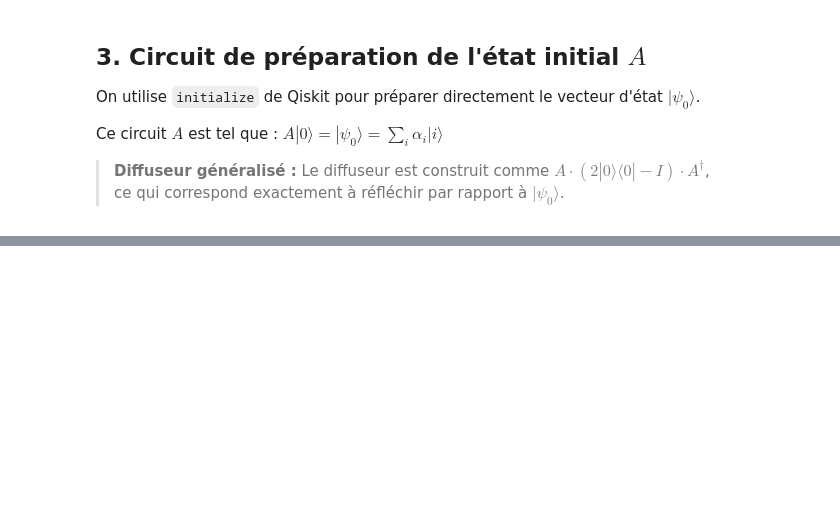
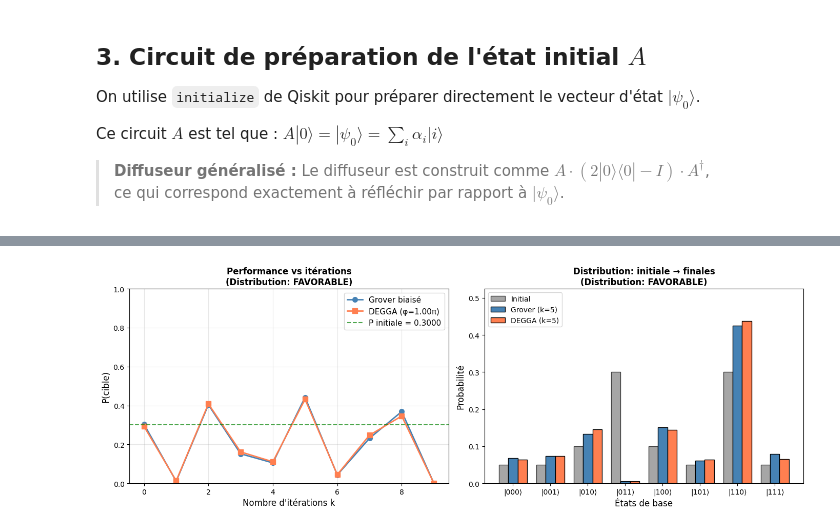
Before and after one commit to lilound/ptir_quantum, a Jupyter notebook: enzo_julien/grover_biaise_degga.ipynb, the cells around one changed output, grey strips where cells are left out. Saved outputs shown, nothing was run; the diff lists cells and outputs as text; code cells hidden in the pictures; blank space fills up the shorter version.

```diff
--- a/enzo_julien/grover_biaise_degga.ipynb
+++ b/enzo_julien/grover_biaise_degga.ipynb
@@ -634,0 +706,100 @@ Nombre optimal d'itérations (uniforme) : 2
+# %%
+# Sélectionner une distribution pour analyse détaillée
+analysis_dist = "favorable"  # Changer ici pour analyser une autre distribution
+dist_probs_analysis = DISTRIBUTIONS[analysis_dist].copy()
+
+# Refaire les simulations pour cette distribution
+amp_analysis = np.sqrt(dist_probs_analysis)
+A_analysis = build_state_prep_circuit(amp_analysis)
+diff_analysis = build_biased_diffuser(A_analysis)
+
+k_values_analysis = range(0, 10)
+probs_biased_analysis = []
+probs_degga_analysis = []
+
+# Récupérer une phase φ pré-calculée si elle existe, sinon déterminer la meilleure
+best_phi = None
+comparison_results = globals().get("comparison_results", None)
+if comparison_results is not None and analysis_dist in comparison_results:
+    best_phi = comparison_results[analysis_dist].get("phi_degga")
+
+if best_phi is None:
+    print(f"comparison_results introuvable ou '{analysis_dist}' absent; calcul de φ optimal.")
+    phi_test = np.linspace(0, 2 * np.pi, 9)
+    best_phi = np.pi
+    best_prob = -1.0
+    for k in k_values_analysis:
+        for phi in phi_test:
+            degga_diff = build_degga_hybrid_diffuser(A_analysis, phi=phi)
+            _, prob = run_grover_simulation(A_analysis, oracle, degga_diff, k, marked_states, shots=2000)
+            if prob > best_prob:
+                best_prob = prob
+                best_phi = phi
+
+for k in k_values_analysis:
+    # Grover biaisé
+    _, p_b = run_grover_simulation(A_analysis, oracle, diff_analysis, k, marked_states, shots=3000)
+    probs_biased_analysis.append(p_b)
+
+    # DEGGA avec la phase optimale
+    diff_degga_analysis = build_degga_hybrid_diffuser(A_analysis, phi=best_phi)
+    _, p_d = run_grover_simulation(A_analysis, oracle, diff_degga_analysis, k, marked_states, shots=3000)
+    probs_degga_analysis.append(p_d)
+
+# Visualiser
+fig, (ax1, ax2) = plt.subplots(1, 2, figsize=(14, 5))
+
+# Courbes de probabilité vs k
+ax1.plot(k_values_analysis, probs_biased_analysis, 'o-', linewidth=2,
+         markersize=7, label='Grover biaisé', color='steelblue')
+ax1.plot(k_values_analysis, probs_degga_analysis, 's-', linewidth=2,
+         markersize=7, label=f'DEGGA (φ={best_phi/np.pi:.2f}π)',
+         color='coral')
+amp_init = np.sqrt(dist_probs_analysis[marked_indices[0]])
+ax1.axhline(amp_init**2, color='green', linestyle='--', alpha=0.7,
+           label=f'P initiale = {amp_init**2:.4f}')
+ax1.set_xlabel('Nombre d\'itérations k', fontsize=12)
+ax1.set_ylabel('P(cible)', fontsize=12)
+ax1.set_title(f'Performance vs itérations\n(Distribution: {analysis_dist.upper()})', fontweight='bold')
+ax1.legend(fontsize=11)
+ax1.grid(True, alpha=0.3)
+ax1.set_ylim(0, 1.0)
+
+# Résultats finaux: distribution initiale vs après
+labels_states = [f"|{i:03b}⟩" for i in range(N)]
+best_k_b = np.argmax(probs_biased_analysis)
+best_k_d = np.argmax(probs_degga_analysis)
+
+# Simuler les résultats finaux
+A_analysis = build_state_prep_circuit(amp_analysis)
+diff_analysis = build_biased_diffuser(A_analysis)
+counts_b, _ = run_grover_simulation(A_analysis, oracle, diff_analysis, best_k_b, marked_states, shots=5000)
+final_probs_b = [counts_b.get(f'{i:03b}', 0) / 5000 for i in range(N)]
+
+diff_degga_analysis = build_degga_hybrid_diffuser(A_analysis, phi=best_phi)
+counts_d, _ = run_grover_simulation(A_analysis, oracle, diff_degga_analysis, best_k_d, marked_states, shots=5000)
+final_probs_d = [counts_d.get(f'{i:03b}', 0) / 5000 for i in range(N)]
+
+x = np.arange(len(labels_states))
+width = 0.25
+colors_states = ['tomato' if i in marked_indices else 'lightblue' for i in range(N)]
+
+ax2.bar(x - width, dist_probs_analysis, width, label='Initial', color='gray', edgecolor='black', alpha=0.7)
+ax2.bar(x, final_probs_b, width, label=f'Grover (k={best_k_b})', color='steelblue', edgecolor='black')
+ax2.bar(x + width, final_probs_d, width, label=f'DEGGA (k={best_k_d})', color='coral', edgecolor='black')
+ax2.set_xlabel('États de base', fontsize=12)
+ax2.set_ylabel('Probabilité', fontsize=12)
+ax2.set_title(f'Distribution: initiale → finales\n(Distribution: {analysis_dist.upper()})', fontweight='bold')
+ax2.set_xticks(x)
+ax2.set_xticklabels(labels_states)
+ax2.legend(fontsize=10)
+ax2.set_ylim(0, max(np.max(dist_probs_analysis), np.max(final_probs_b), np.max(final_probs_d)) * 1.2)
+
+plt.tight_layout()
+plt.show()
+
+print(f"Analyse distribution '{analysis_dist.upper()}':")
+print(f"  Grover: k_opt={best_k_b}, P={probs_biased_analysis[best_k_b]:.4f}")
+print(f"  DEGGA:  k_opt={best_k_d}, P={probs_degga_analysis[best_k_d]:.4f}")
+# %% [output]
+[figure, added]
```
Also changed, not shown: parts of 64 cells of this notebook.
